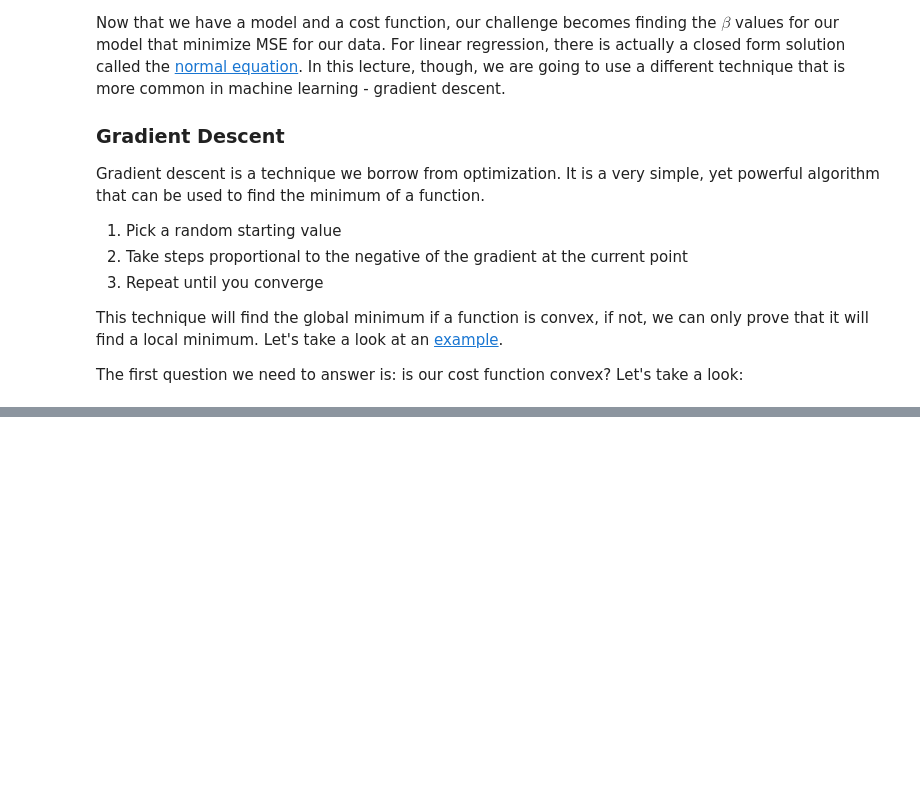
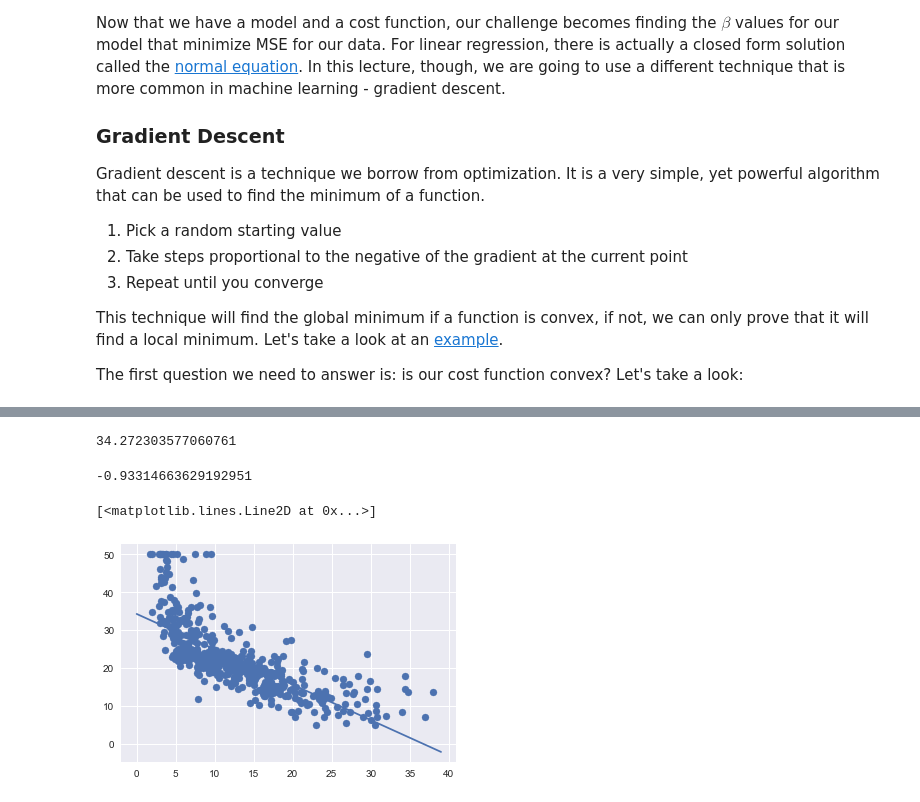
Before and after one commit to tfolkman/byu_econ_applied_machine_learning, a Jupyter notebook: lectures/Lecture_4_Linear_Regression.ipynb, the cells around one changed output, grey strips where cells are left out. Saved outputs shown, nothing was run; the diff lists cells and outputs as text; code cells hidden in the pictures; blank space fills up the shorter version.

```diff
--- a/lectures/Lecture_4_Linear_Regression.ipynb
+++ b/lectures/Lecture_4_Linear_Regression.ipynb
@@ -111,0 +132,26 @@ One reason that gradient descent is more common than the normal equation for mac
+# %%
+beta_0 = 0
+beta_1 = 0
+learning_rate = 0.001
+lstat_values = boston_df.LSTAT.values
+n = len (lstat_values)
+for _ in range(10000):
+    predicted = beta_0 + beta_1 * lstat_values
+    residuals = target - predicted
+    beta_0 = beta_0 - learning_rate * ((2/n) * np.sum(residuals) * -1)
+    beta_1 = beta_1 - learning_rate * ((2/n) * residuals.dot(lstat_values) * -1)
+# %%
+beta_0
+# %% [output]
+34.272303577060761
+# %%
+beta_1
+# %% [output]
+-0.93314663629192951
+# %%
+plt.scatter(boston_df['LSTAT'], target)
+x = range(0, 40)
+plt.plot(x, [beta_0 + beta_1 * l for l in x])
+# %% [output]
+[<matplotlib.lines.Line2D at 0x...>]
+[figure, added]
```
Also changed, not shown: parts of 4 cells of this notebook.
